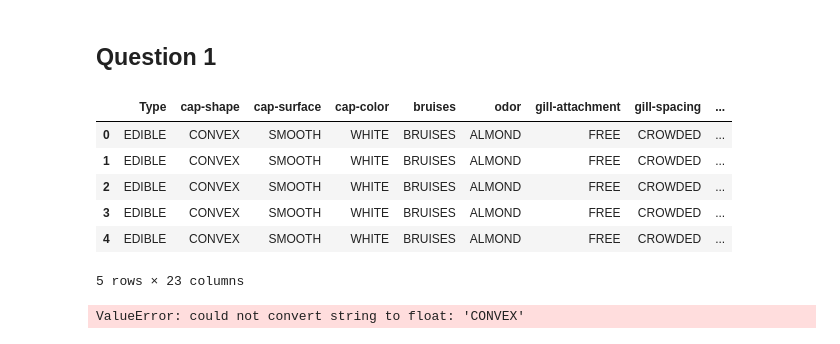
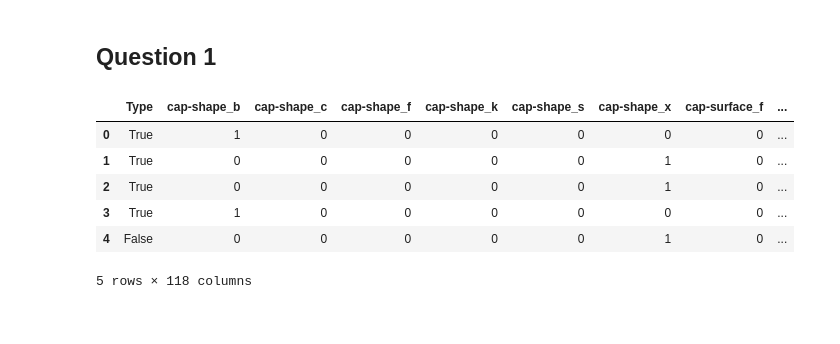
Before and after one commit to int0thewind/CS-361-Coding, a Jupyter notebook: Homework10.ipynb, the cells around one changed output. Saved outputs shown, nothing was run; the diff lists cells and outputs as text; code cells hidden in the pictures.

```diff
--- a/Homework10.ipynb
+++ b/Homework10.ipynb
@@ -5,22 +5,21 @@
 # %%
 import pandas as pd
 import numpy as np
-mushroom = pd.read_csv('mushroom/expanded', engine='python', skiprows=9, skipfooter=2, names=['Type', 'cap-shape', 'cap-surface', 'cap-color', 'bruises', 'odor', 'gill-attachment', 'gill-spacing', 'gill-size', 'gill-color', 'stalk-shape', 'stalk-root','stalk-surface-above-ring', 'stalk-surface-below-ring', 'stalk-color-above-ring', 'stalk-color-below-ring', 'veil-type', 'veil-color', 'ring-number', 'ring-type','spore-print-color', 'population', 'habitat'], dtype=str)
-randomMask = np.random.rand(len(mushroom)) < 0.8
-mushroomData = mushroom[randomMask]
-mushroomTest = mushroom[~randomMask]
-mushroom.head()
+
+# We parse edible to True and poisonous to False
+mushroomColumn = ['Type', 'cap-shape', 'cap-surface', 'cap-color', 'bruises', 'odor', 'gill-attachment', 'gill-spacing', 'gill-size', 'gill-color', 'stalk-shape', 'stalk-root','stalk-surface-above-ring', 'stalk-surface-below-ring', 'stalk-color-above-ring', 'stalk-color-below-ring', 'veil-type', 'veil-color', 'ring-number', 'ring-type','spore-print-color', 'population', 'habitat']
+mushroomData = pd.read_csv('mushroom/agaricus-lepiota.data', engine='python', skiprows=9, skipfooter=2, names=mushroomColumn)
+mushroomData['Type'] = mushroomData['Type'] == 'e'
+mushroomData = pd.get_dummies(mushroomData, columns=mushroomData.columns[1:])
+randomMask = np.random.rand(len(mushroomData)) < 0.8
+mushroomFitData = mushroomData[randomMask]
+mushroomTestData = mushroomData[~randomMask]
+mushroomData.head()
 # %% [output]
-|  | Type | cap-shape | cap-surface | cap-color | bruises | odor | gill-attachment | gill-spacing | ... |
-| 0 | EDIBLE | CONVEX | SMOOTH | WHITE | BRUISES | ALMOND | FREE | CROWDED | ... |
-| 1 | EDIBLE | CONVEX | SMOOTH | WHITE | BRUISES | ALMOND | FREE | CROWDED | ... |
-| 2 | EDIBLE | CONVEX | SMOOTH | WHITE | BRUISES | ALMOND | FREE | CROWDED | ... |
-| 3 | EDIBLE | CONVEX | SMOOTH | WHITE | BRUISES | ALMOND | FREE | CROWDED | ... |
-| 4 | EDIBLE | CONVEX | SMOOTH | WHITE | BRUISES | ALMOND | FREE | CROWDED | ... |
+|  | Type | cap-shape_b | cap-shape_c | cap-shape_f | cap-shape_k | cap-shape_s | cap-shape_x | cap-surface_f | ... |
+| 0 | True | 1 | 0 | 0 | 0 | 0 | 0 | 0 | ... |
+| 1 | True | 0 | 0 | 0 | 0 | 0 | 1 | 0 | ... |
+| 2 | True | 0 | 0 | 0 | 0 | 0 | 1 | 0 | ... |
+| 3 | True | 1 | 0 | 0 | 0 | 0 | 0 | 0 | ... |
+| 4 | False | 0 | 0 | 0 | 0 | 0 | 1 | 0 | ... |
-5 rows × 23 columns
+5 rows × 118 columns
-# %%
-from sklearn.ensemble import RandomForestClassifier
-RFC = RandomForestClassifier()
-RFC.fit(mushroomData.iloc[:, 1:], mushroomData.iloc[:,0])
-# %% [output]
-ValueError: could not convert string to float: 'CONVEX'
```
Also changed, not shown: parts of 13 cells of this notebook.
